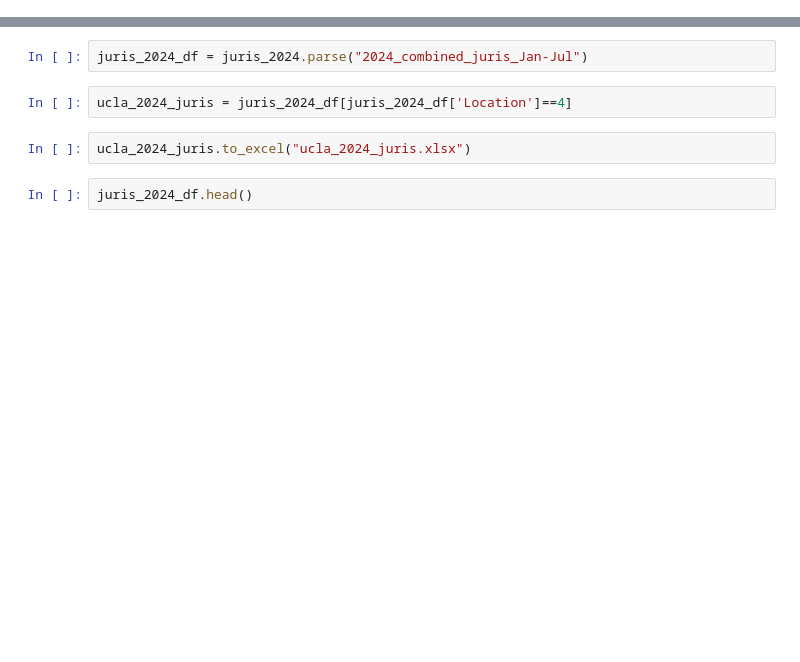
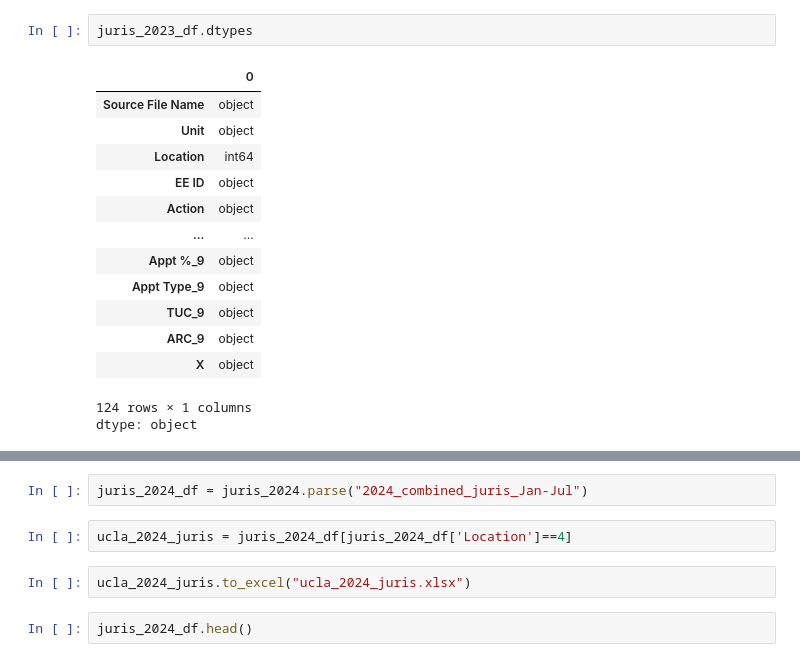
Before and after one commit to tougheye/Data_processing, a Jupyter notebook: Old_juris_match.ipynb, the cells around one changed output, grey strips where cells are left out. Cells and saved outputs as stored; diff of their text form; blank space fills up the shorter version.

```diff
--- a/Old_juris_match.ipynb
+++ b/Old_juris_match.ipynb
@@ -12,0 +54,17 @@ juris_2024.sheet_names
+# %%
+juris_2023_df.dtypes
+# %% [output]
+|  | 0 |
+| Source File Name | object |
+| Unit | object |
+| Location | int64 |
+| EE ID | object |
+| Action | object |
+| ... | ... |
+| Appt %_9 | object |
+| Appt Type_9 | object |
+| TUC_9 | object |
+| ARC_9 | object |
+| X | object |
+124 rows × 1 columns
+dtype: object
```
Also changed, not shown: parts of 22 cells of this notebook.
